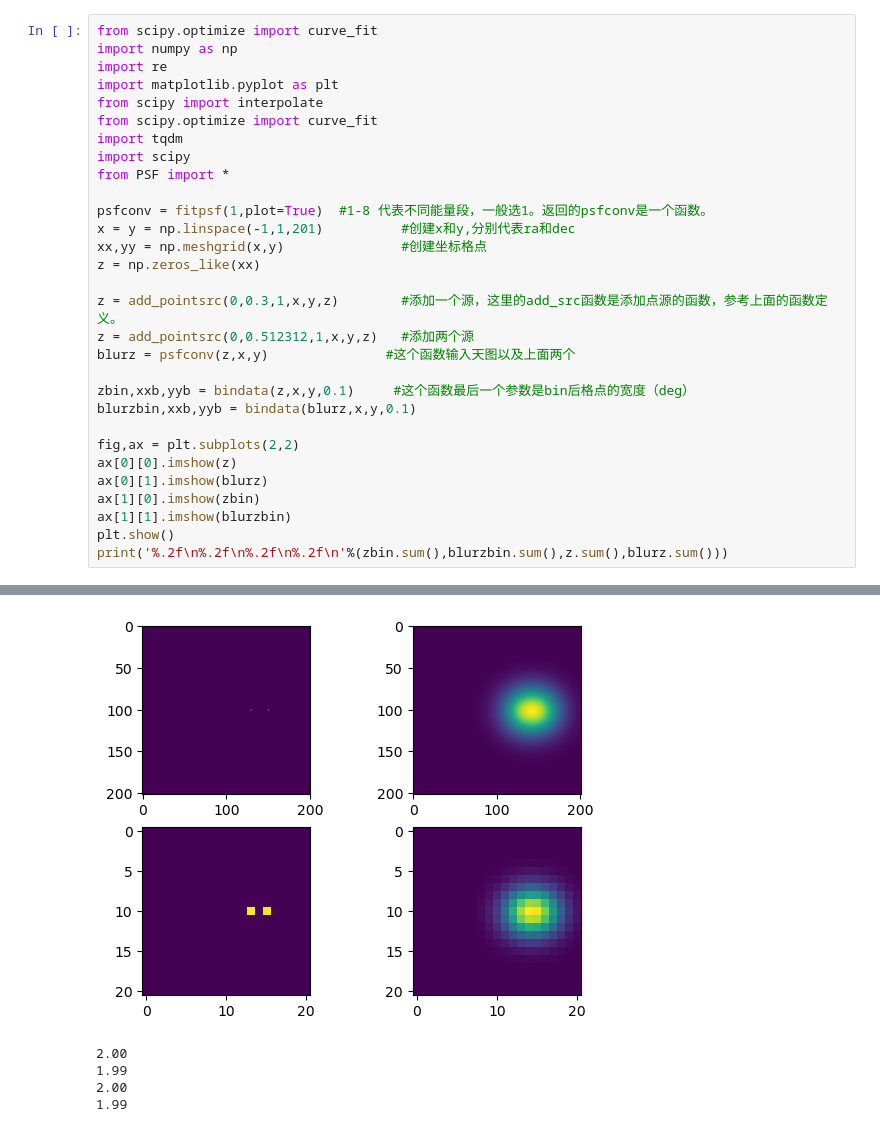
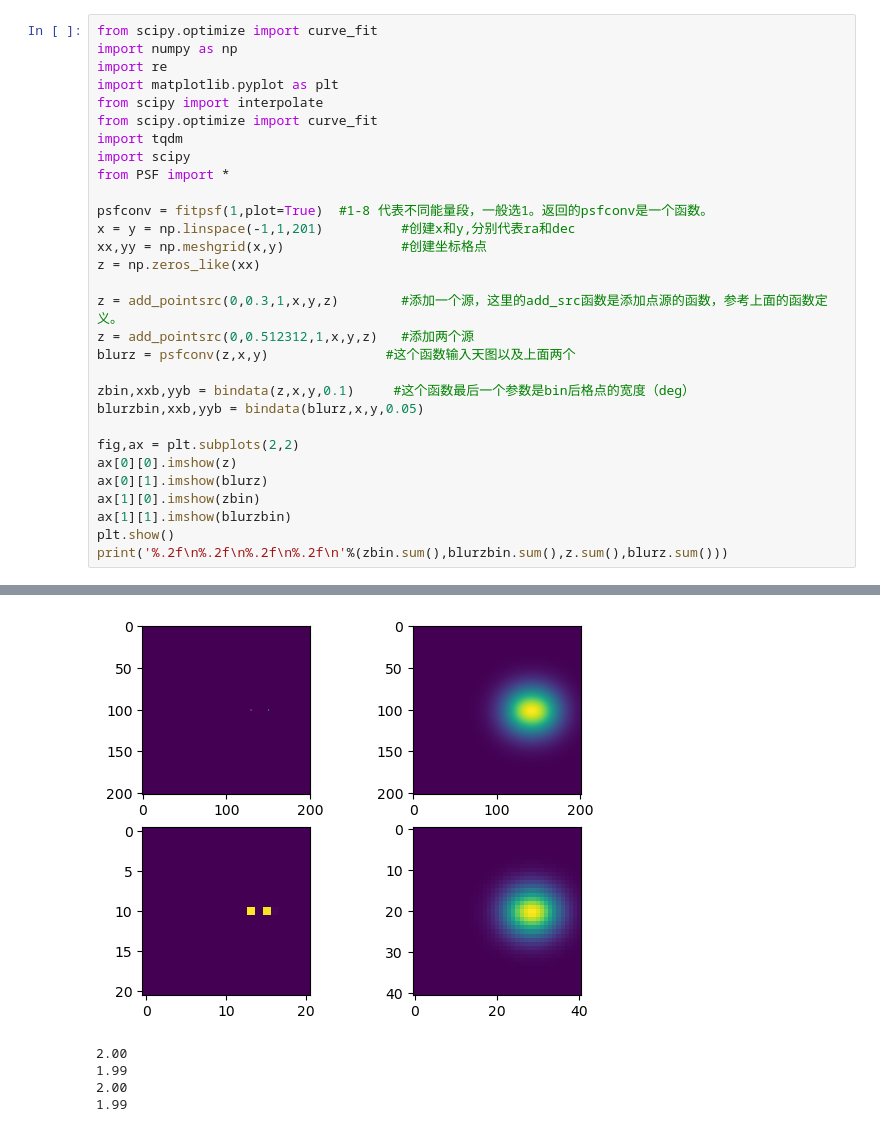
Before and after one commit to Eduard-2001/SimulateGammaRaySource, a Jupyter notebook: LHAASO_PSF/PSFConv/HowToUse.ipynb, the cells around one changed output, grey strips where cells are left out. Cells and saved outputs as stored; diff of their text form.

```diff
--- a/LHAASO_PSF/PSFConv/HowToUse.ipynb
+++ b/LHAASO_PSF/PSFConv/HowToUse.ipynb
@@ -2,35 +2,35 @@
 from scipy.optimize import curve_fit
 import numpy as np
 import re
 import matplotlib.pyplot as plt
 from scipy import interpolate
 from scipy.optimize import curve_fit
 import tqdm
 import scipy
 from PSF import *
 
 psfconv = fitpsf(1,plot=True)  #1-8 代表不同能量段，一般选1。返回的psfconv是一个函数。
 x = y = np.linspace(-1,1,201)          #创建x和y,分别代表ra和dec
 xx,yy = np.meshgrid(x,y)               #创建坐标格点
 z = np.zeros_like(xx)
 
 z = add_pointsrc(0,0.3,1,x,y,z)        #添加一个源，这里的add_src函数是添加点源的函数，参考上面的函数定义。
 z = add_pointsrc(0,0.512312,1,x,y,z)   #添加两个源
 blurz = psfconv(z,x,y)               #这个函数输入天图以及上面两个
 
 zbin,xxb,yyb = bindata(z,x,y,0.1)     #这个函数最后一个参数是bin后格点的宽度（deg）
-blurzbin,xxb,yyb = bindata(blurz,x,y,0.1)
+blurzbin,xxb,yyb = bindata(blurz,x,y,0.05)
 
 fig,ax = plt.subplots(2,2)
 ax[0][0].imshow(z)
 ax[0][1].imshow(blurz)
 ax[1][0].imshow(zbin)
 ax[1][1].imshow(blurzbin)
 plt.show()
 print('%.2f\n%.2f\n%.2f\n%.2f\n'%(zbin.sum(),blurzbin.sum(),z.sum(),blurz.sum()))
 # %% [output]
 [figure]
-[figure, old version]
+[figure, new version]
 2.00
 1.99
 2.00
```
Also changed, not shown: 6 other files.
